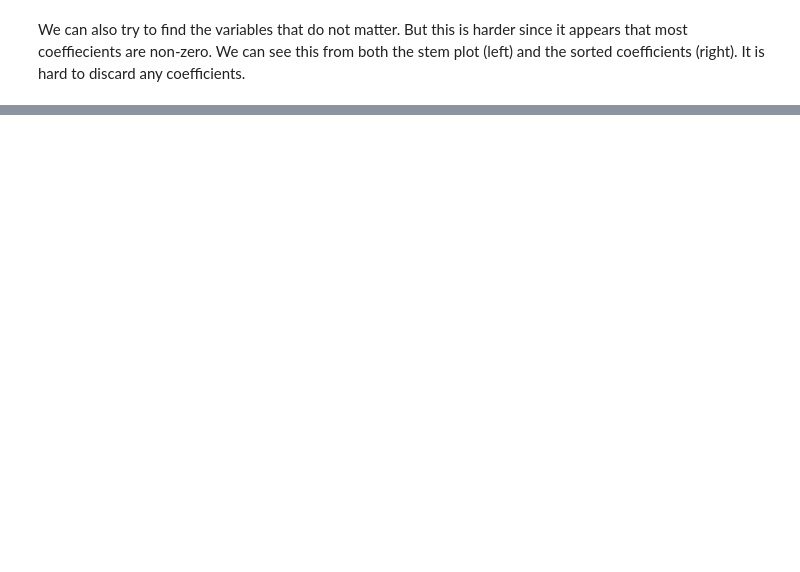
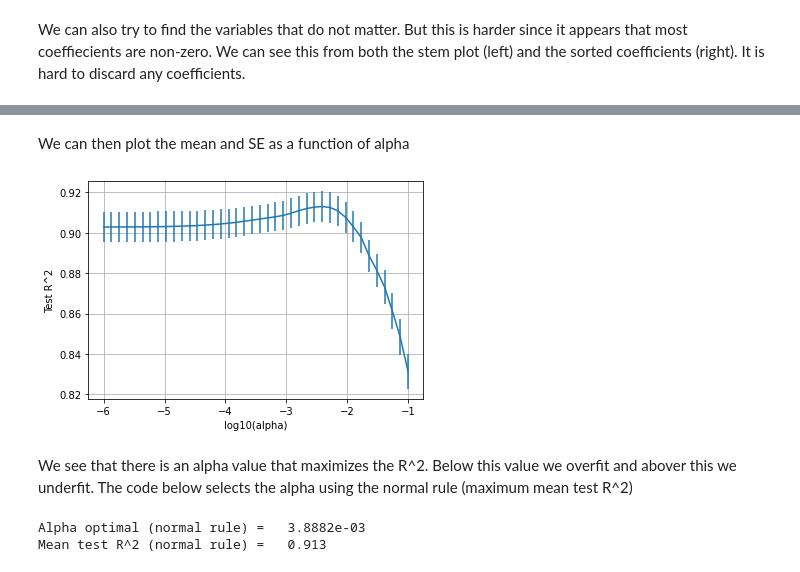
Before and after one commit to siddharthchd/introml, a Jupyter notebook: unit5/demo2_housing.ipynb, the cells around one changed output, grey strips where cells are left out. Saved outputs shown, nothing was run; the diff lists cells and outputs as text; code cells hidden in the pictures; blank space fills up the shorter version.

```diff
--- a/unit5/demo2_housing.ipynb
+++ b/unit5/demo2_housing.ipynb
@@ -303,0 +413,19 @@ plt.tight_layout()
+# %% [markdown]
+We can then plot the mean and SE as a function of alpha
+# %%
+plt.errorbar(np.log10(alphas), rsq_lasso_mean, yerr = rsq_lasso_se)
+plt.xlabel('log10(alpha)')
+plt.ylabel('Test R^2')
+plt.grid()
+# %% [output]
+[figure, added]
+# %% [markdown]
+We see that there is an alpha value that maximizes the R^2. Below this value we overfit and abover this we underfit. The code below selects the alpha using the normal rule (maximum mean test R^2)
+# %%
+im = np.argmax(rsq_lasso_mean)
+alpha_normal = alphas[im]
+print('Alpha optimal (normal rule) = %12.4e' % alpha_normal)
+print('Mean test R^2 (normal rule) = %7.3f' % rsq_lasso_mean[im])
+# %% [output]
+Alpha optimal (normal rule) =   3.8882e-03
+Mean test R^2 (normal rule) =   0.913
```
Also changed, not shown: parts of 29 cells of this notebook.
